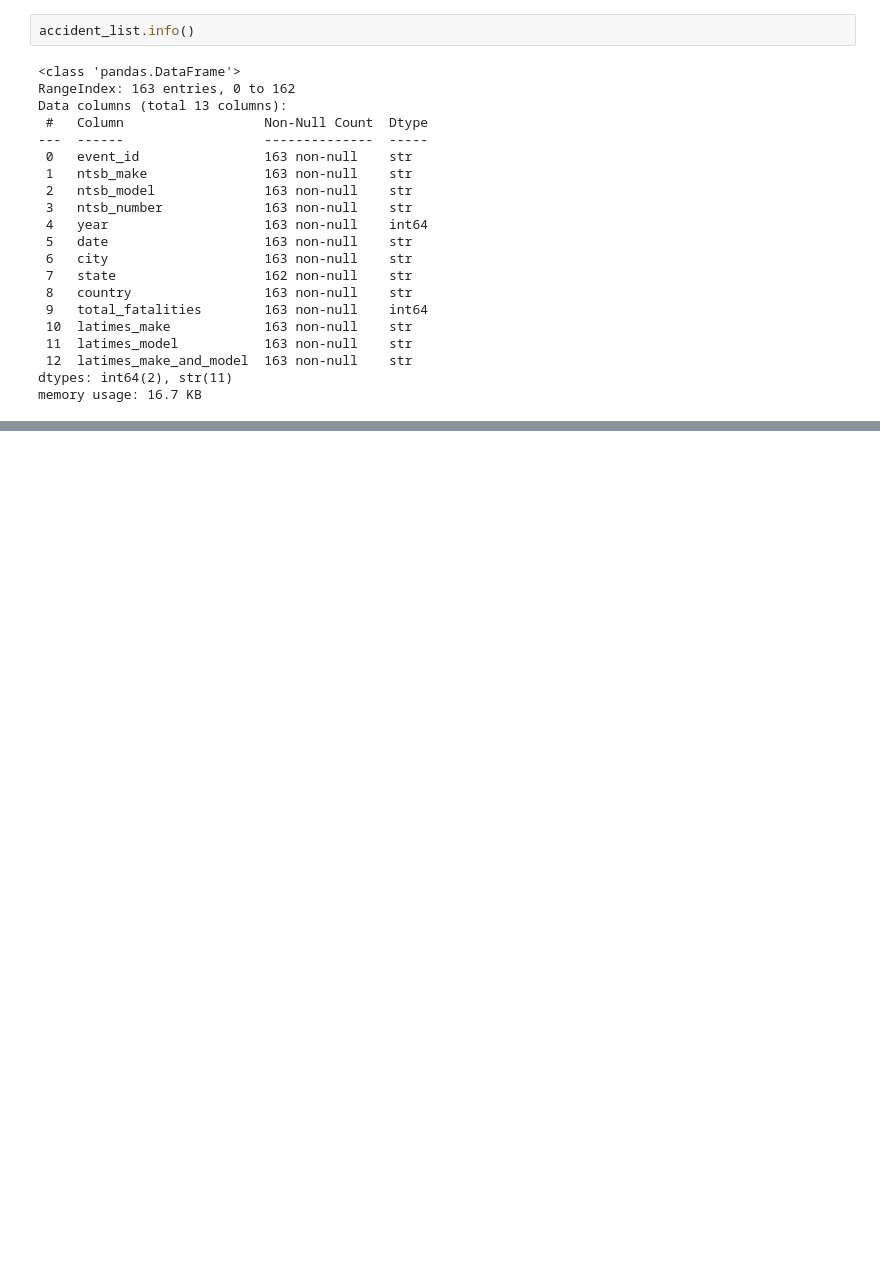
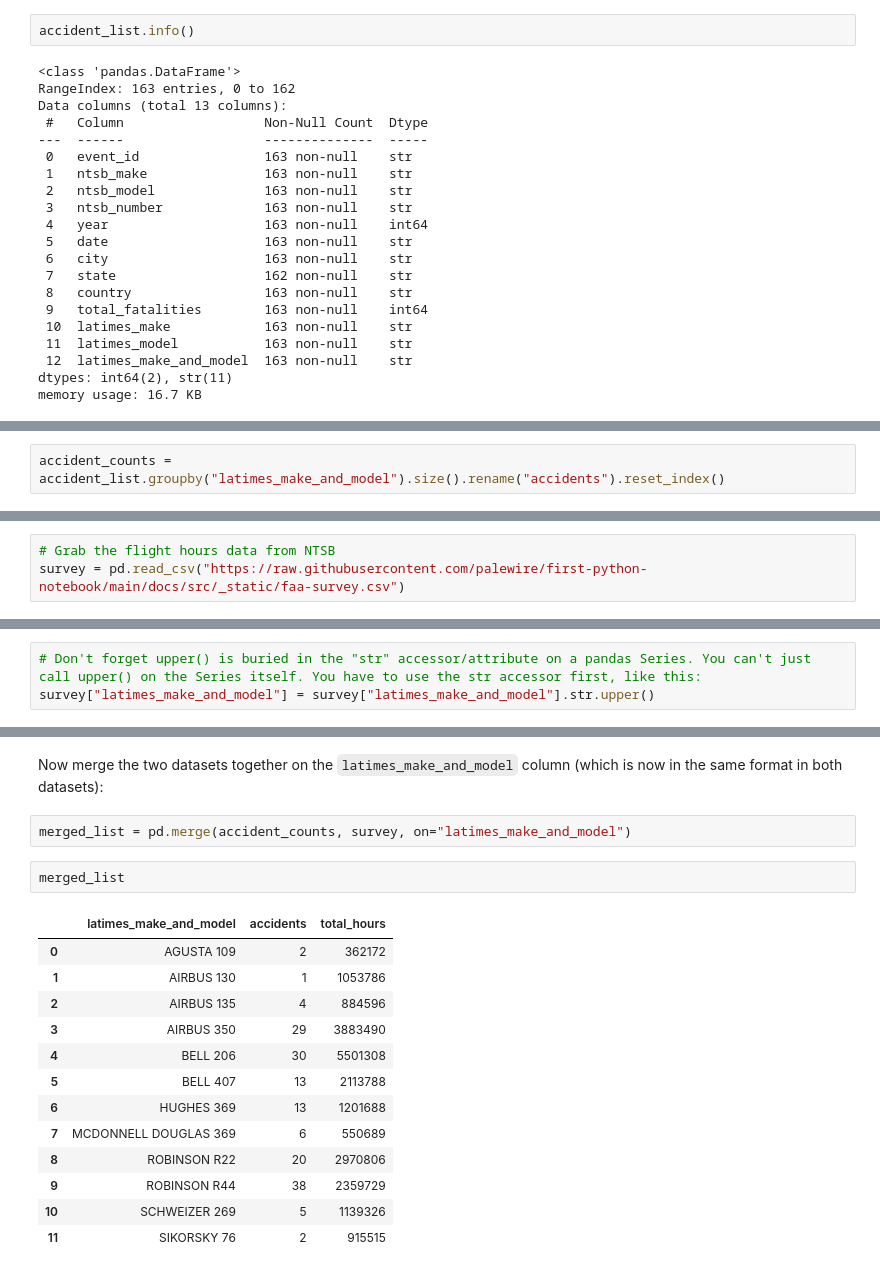
Before and after one commit to zstumgoren/first-python-notebookv2, a Jupyter notebook: first_python_nb.ipynb, the cells around one changed output, grey strips where cells are left out. Saved outputs shown, nothing was run; the diff lists cells and outputs as text; blank space fills up the shorter version.

Commit message:
Worked through Chapter 9 in 1st Python NB tutorial

```diff
--- a/first_python_nb.ipynb
+++ b/first_python_nb.ipynb
@@ -117,0 +362,2 @@ pd.read_excel
+# %%
+accident_counts = accident_list.groupby("latimes_make_and_model").size().rename("accidents").reset_index()
@@ -117,0 +366,3 @@ pd.read_excel
+# %%
+# Grab the flight hours data from NTSB
+survey = pd.read_csv("https://raw.githubusercontent.com/palewire/first-python-notebook/main/docs/src/_static/faa-survey.csv")
@@ -117,0 +417,3 @@ pd.read_excel
+# %%
+# Don't forget upper() is buried in the "str" accessor/attribute on a pandas Series. You can't just call upper() on the Series itself. You have to use the str accessor first, like this:
+survey["latimes_make_and_model"] = survey["latimes_make_and_model"].str.upper()
@@ -117,0 +436,20 @@ pd.read_excel
+# %% [markdown]
+Now merge the two datasets together on the `latimes_make_and_model` column (which is now in the same format in both datasets):
+# %%
+merged_list = pd.merge(accident_counts, survey, on="latimes_make_and_model")
+# %%
+merged_list
+# %% [output]
+|  | latimes_make_and_model | accidents | total_hours |
+| 0 | AGUSTA 109 | 2 | 362172 |
+| 1 | AIRBUS 130 | 1 | 1053786 |
+| 2 | AIRBUS 135 | 4 | 884596 |
+| 3 | AIRBUS 350 | 29 | 3883490 |
+| 4 | BELL 206 | 30 | 5501308 |
+| 5 | BELL 407 | 13 | 2113788 |
+| 6 | HUGHES 369 | 13 | 1201688 |
+| 7 | MCDONNELL DOUGLAS 369 | 6 | 550689 |
+| 8 | ROBINSON R22 | 20 | 2970806 |
+| 9 | ROBINSON R44 | 38 | 2359729 |
+| 10 | SCHWEIZER 269 | 5 | 1139326 |
+| 11 | SIKORSKY 76 | 2 | 915515 |
```
Also changed, not shown: parts of 45 cells of this notebook.
